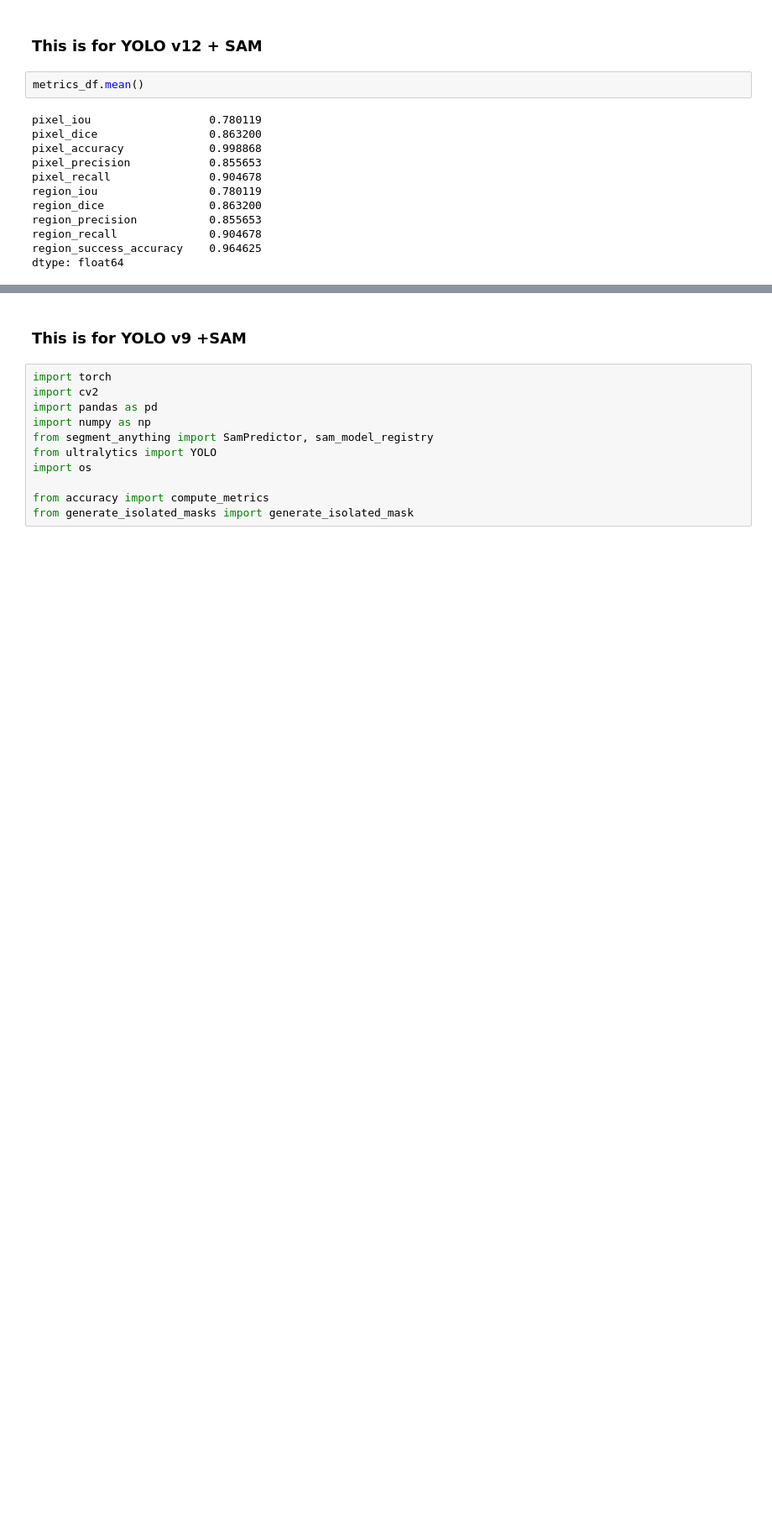
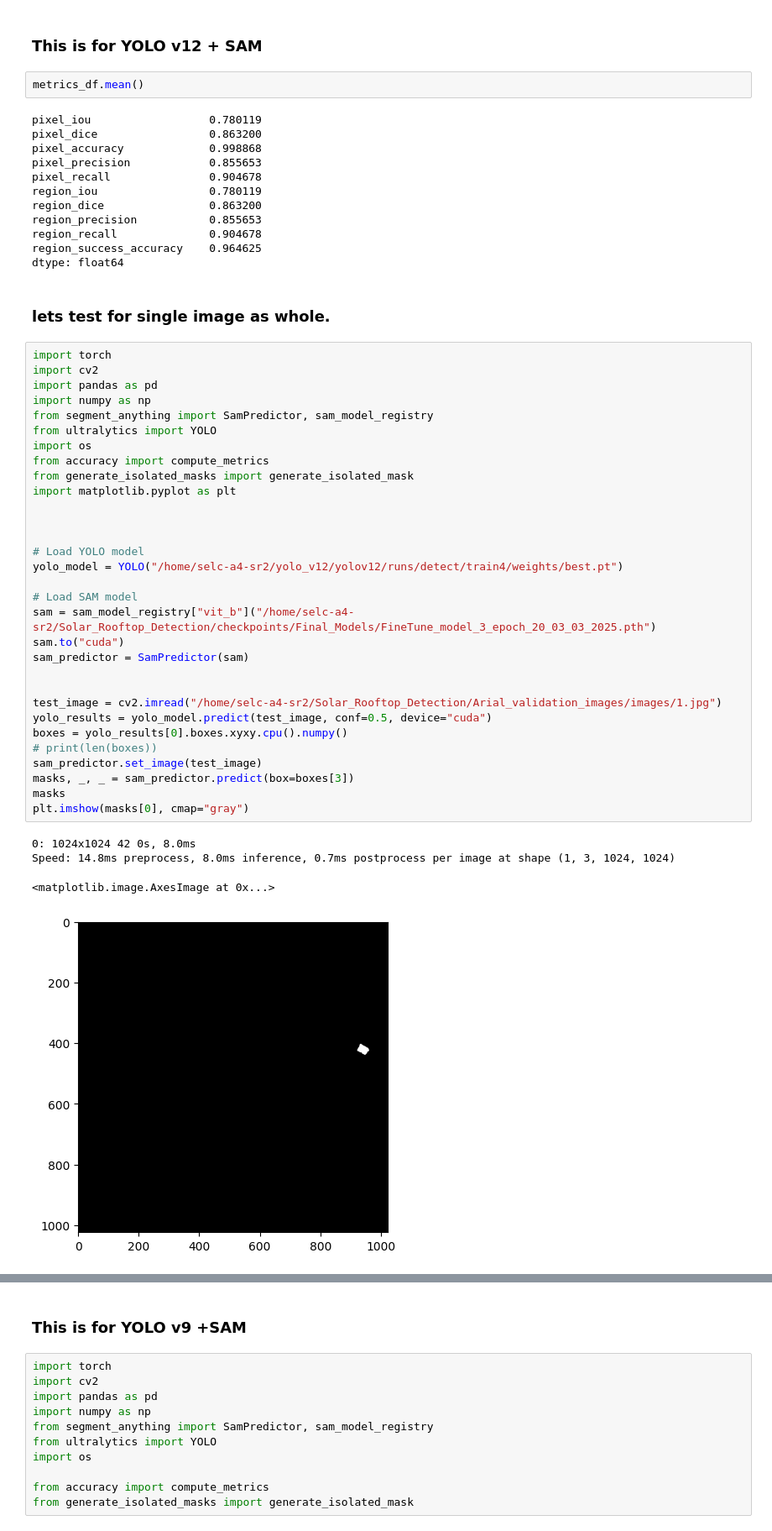
Before and after one commit to panchaldhruv27223/Solar_Rooftop_Detection, a Jupyter notebook: Solar_Rooftop_Detection/validation_pipeline.ipynb, the cells around one changed output, grey strips where cells are left out. Shown at 84% size. Cells and saved outputs as stored; diff of their text form; blank space fills up the shorter version.

```diff
--- a/Solar_Rooftop_Detection/validation_pipeline.ipynb
+++ b/Solar_Rooftop_Detection/validation_pipeline.ipynb
@@ -378,3 +378,41 @@ region_precision           0.855653
 region_recall              0.904678
 region_success_accuracy    0.964625
 dtype: float64
+# %% [markdown]
+### lets test for single image as whole.
+# %%
+import torch
+import cv2
+import pandas as pd
+import numpy as np
+from segment_anything import SamPredictor, sam_model_registry
+from ultralytics import YOLO
+import os
+from accuracy import compute_metrics
+from generate_isolated_masks import generate_isolated_mask
+import matplotlib.pyplot as plt
+
+
+
+# Load YOLO model
+yolo_model = YOLO("/home/selc-a4-sr2/yolo_v12/yolov12/runs/detect/train4/weights/best.pt")
+
+# Load SAM model
+sam = sam_model_registry["vit_b"]("/home/selc-a4-sr2/Solar_Rooftop_Detection/checkpoints/Final_Models/FineTune_model_3_epoch_20_03_03_2025.pth")
+sam.to("cuda")
+sam_predictor = SamPredictor(sam)
+
+
+test_image = cv2.imread("/home/selc-a4-sr2/Solar_Rooftop_Detection/Arial_validation_images/images/1.jpg")
+yolo_results = yolo_model.predict(test_image, conf=0.5, device="cuda")
+boxes = yolo_results[0].boxes.xyxy.cpu().numpy()
+# print(len(boxes))
+sam_predictor.set_image(test_image)
+masks, _, _ = sam_predictor.predict(box=boxes[3])
+masks
+plt.imshow(masks[0], cmap="gray")
+# %% [output]
+0: 1024x1024 42 0s, 8.0ms
+Speed: 14.8ms preprocess, 8.0ms inference, 0.7ms postprocess per image at shape (1, 3, 1024, 1024)
+<matplotlib.image.AxesImage at 0x...>
+[figure, added]
```
Also changed, not shown: parts of 4 cells of this notebook, 3 other files.
